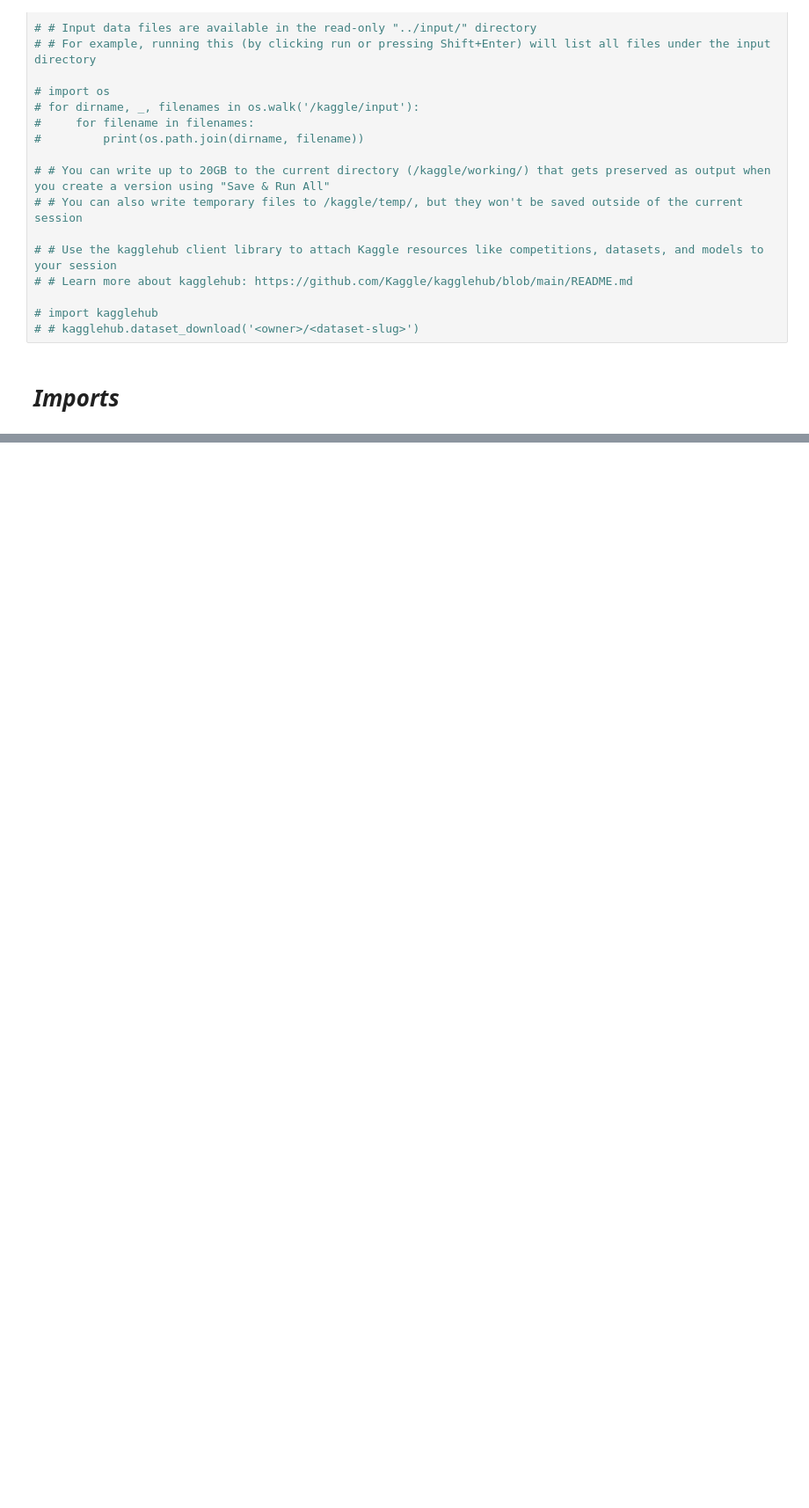
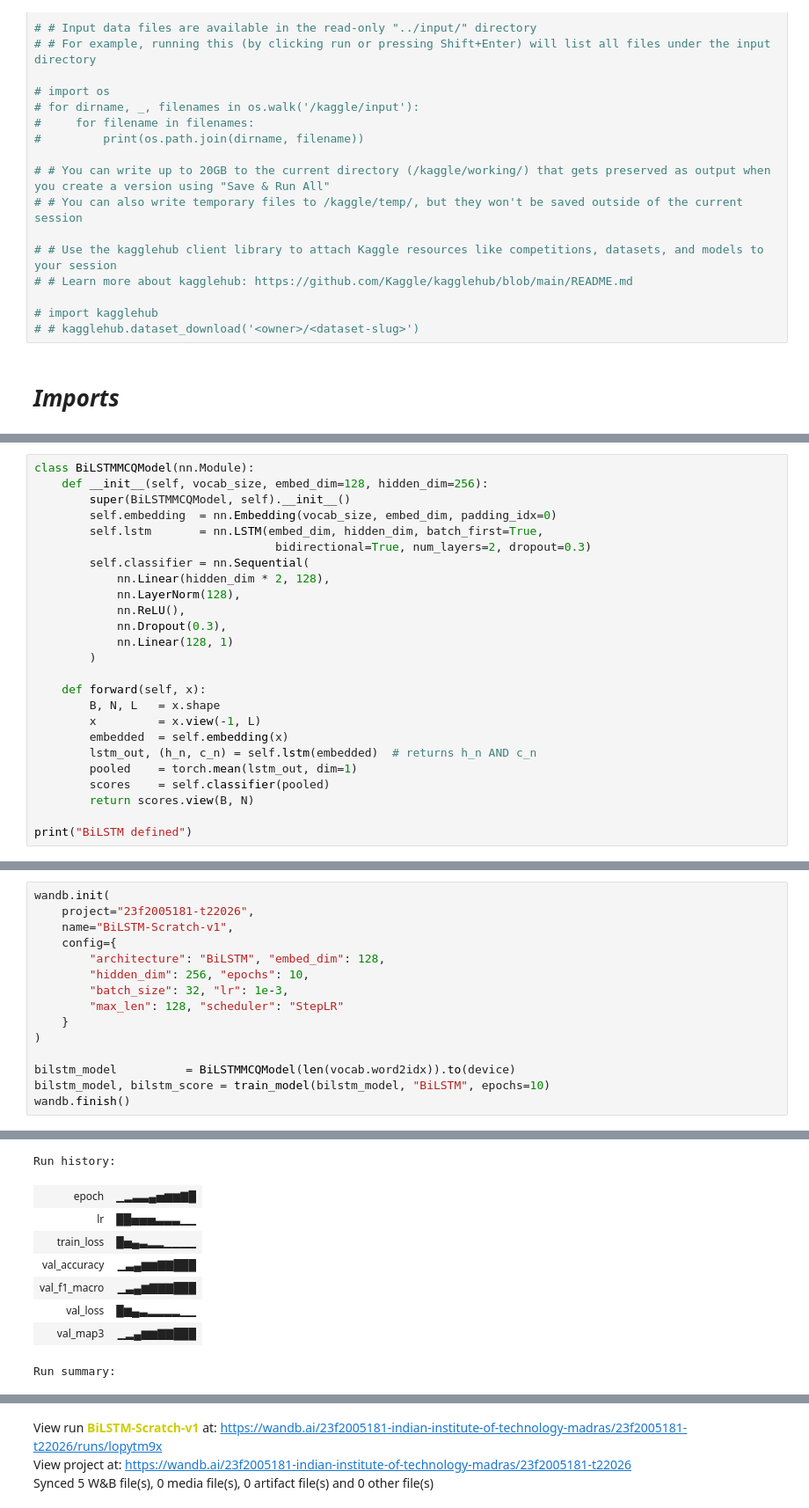
Before and after one commit to 23f2005181/DL-23f2005181-notebook-t22026, a Jupyter notebook: kaggle_notebook.ipynb, the cells around one changed output, grey strips where cells are left out. Shown at 88% size. Cells and saved outputs as stored; diff of their text form; blank space fills up the shorter version.

```diff
--- a/kaggle_notebook.ipynb
+++ b/kaggle_notebook.ipynb
@@ -1150,0 +499,25 @@ submission_tfidf.csv saved ✅
+# %%
+class BiLSTMMCQModel(nn.Module):
+    def __init__(self, vocab_size, embed_dim=128, hidden_dim=256):
+        super(BiLSTMMCQModel, self).__init__()
+        self.embedding  = nn.Embedding(vocab_size, embed_dim, padding_idx=0)
+        self.lstm       = nn.LSTM(embed_dim, hidden_dim, batch_first=True,
+                                   bidirectional=True, num_layers=2, dropout=0.3)
+        self.classifier = nn.Sequential(
+            nn.Linear(hidden_dim * 2, 128),
+            nn.LayerNorm(128),
+            nn.ReLU(),
+            nn.Dropout(0.3),
+            nn.Linear(128, 1)
+        )
+
+    def forward(self, x):
+        B, N, L   = x.shape
+        x         = x.view(-1, L)
+        embedded  = self.embedding(x)
+        lstm_out, (h_n, c_n) = self.lstm(embedded)  # returns h_n AND c_n
+        pooled    = torch.mean(lstm_out, dim=1)
+        scores    = self.classifier(pooled)
+        return scores.view(B, N)
+
+print("BiLSTM defined")
@@ -1150,0 +528,16 @@ submission_tfidf.csv saved ✅
+# %%
+wandb.init(
+    project="23f2005181-t22026",
+    name="BiLSTM-Scratch-v1",
+    config={
+        "architecture": "BiLSTM", "embed_dim": 128,
+        "hidden_dim": 256, "epochs": 10,
+        "batch_size": 32, "lr": 1e-3,
+        "max_len": 128, "scheduler": "StepLR"
+    }
+)
+
+bilstm_model          = BiLSTMMCQModel(len(vocab.word2idx)).to(device)
+bilstm_model, bilstm_score = train_model(bilstm_model, "BiLSTM", epochs=10)
+wandb.finish()
+# %% [output]
@@ -1150,0 +563,9 @@ submission_tfidf.csv saved ✅
+Run history:
+| epoch | ▁▂▃▃▄▅▆▆▇█ |
+| lr | ██▅▅▅▃▃▃▁▁ |
+| train_loss | █▅▄▃▂▂▁▁▁▁ |
+| val_accuracy | ▁▃▄▆▆▇▇███ |
+| val_f1_macro | ▁▃▄▆▇▇▇███ |
+| val_loss | █▆▄▃▂▂▂▂▁▁ |
+| val_map3 | ▁▂▄▆▆▇▇███ |
+Run summary:
@@ -1150,0 +579,3 @@ submission_tfidf.csv saved ✅
+View run BiLSTM-Scratch-v1 at: https://wandb.ai/23f2005181-indian-institute-of-technology-madras/23f2005181-t22026/runs/lopytm9x
+View project at: https://wandb.ai/23f2005181-indian-institute-of-technology-madras/23f2005181-t22026
+Synced 5 W&B file(s), 0 media file(s), 0 artifact file(s) and 0 other file(s)
```
Also changed, not shown: parts of 111 cells of this notebook.
